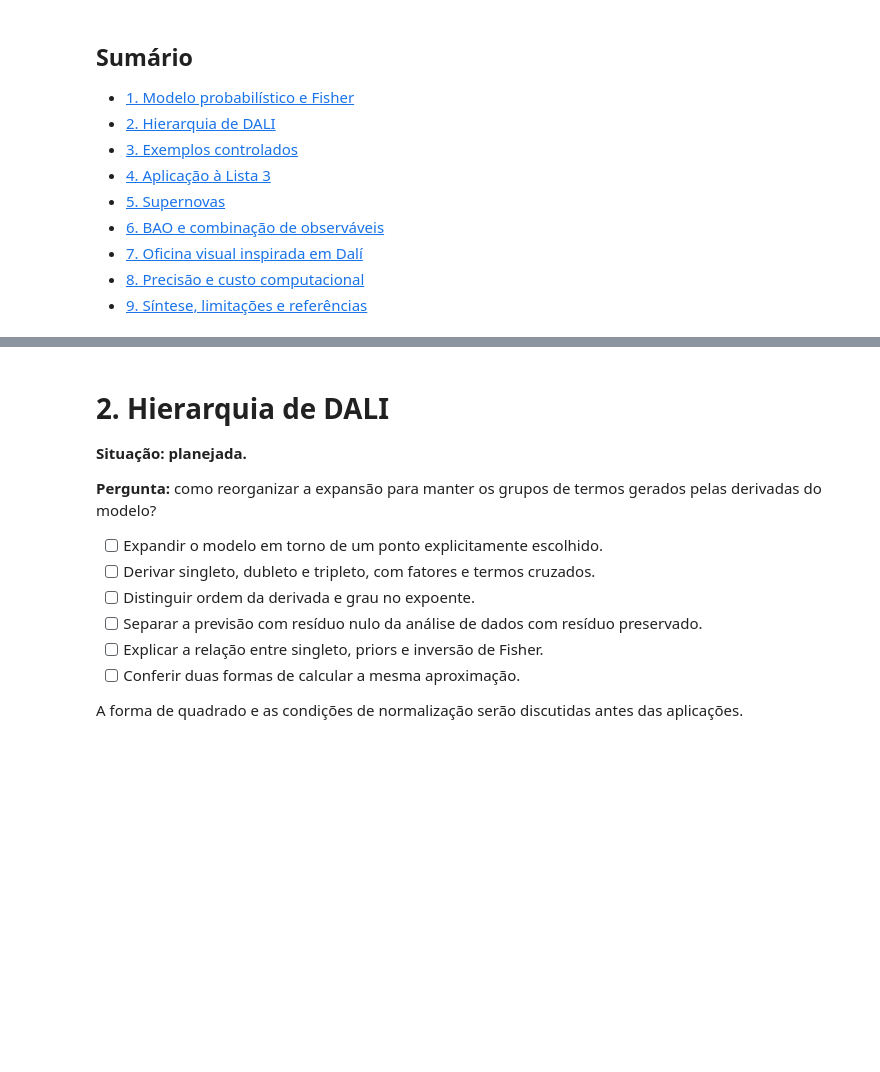
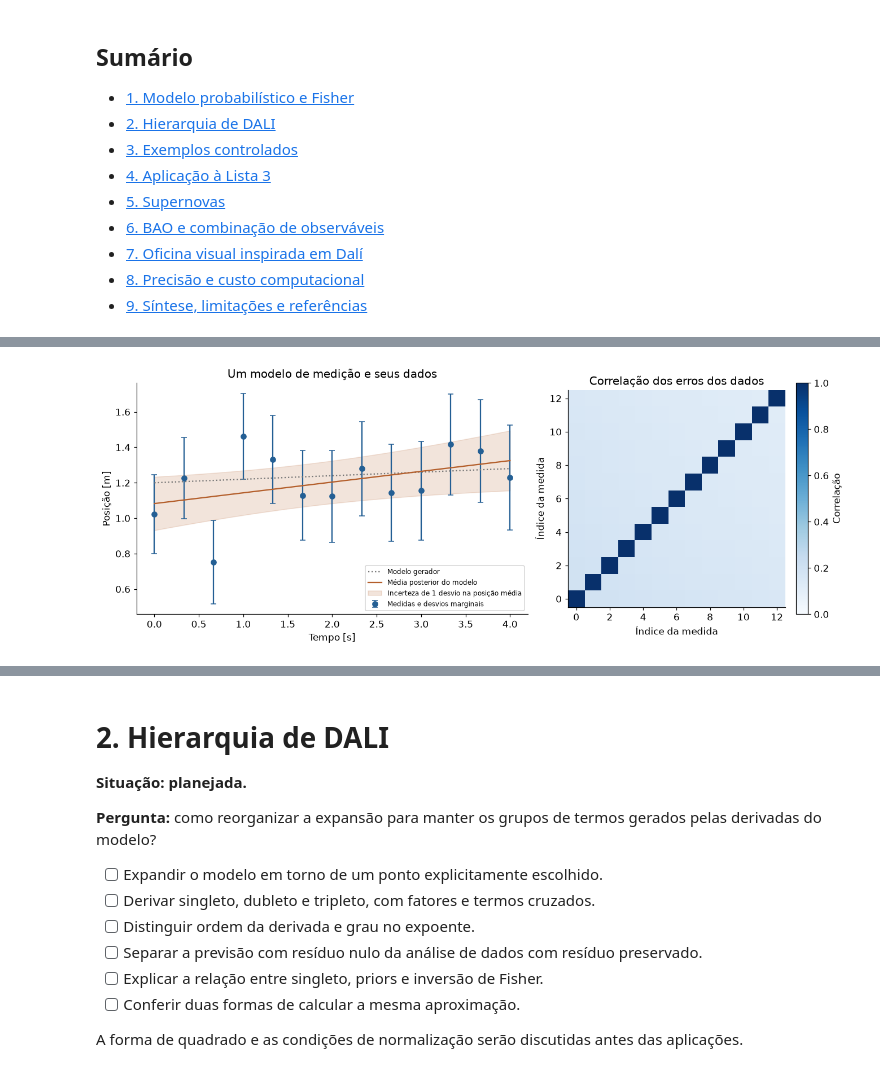
Before and after one commit to IgorStellet/Analise_Bayesiana, a Jupyter notebook: projeto/projeto_dali.ipynb, the cells around one changed output, grey strips where cells are left out. Cells and saved outputs as stored; diff of their text form; code cells hidden in the pictures; blank space fills up the shorter version.

```diff
--- a/projeto/projeto_dali.ipynb
+++ b/projeto/projeto_dali.ipynb
@@ -85,0 +326,21 @@ Vamos construir um modelo de medição e definir $d$, $\theta$, $\mu(\theta)$, $
+# %%
+m0 = np.array([0.0, 0.0])
+S0 = np.diag([10.0**2, 3.0**2])
+ajuste = dali.linear_gaussian_posterior(X, dados, C_dados, m0, S0)
+F = ajuste.fisher
+Q = ajuste.precision
+m = ajuste.mean
+Sigma = ajuste.covariance
+Sigma_L = np.linalg.solve(F, np.eye(2))
+
+mostrar_tabela("02_parametros_lineares", pd.DataFrame({
+    "Parâmetro": ["a [m]", "v [m/s]"],
+    "Gerador (conhecido só na simulação)": theta_gerador,
+    "Máxima likelihood": ajuste.mle,
+    "Média/MAP posterior": m,
+    "Desvio marginal posterior": np.sqrt(np.diag(Sigma)),
+}))
+display(Markdown("**Informação da likelihood $F$, precisão posterior $Q$ e covariância $\\Sigma$:**"))
+for nome, matriz in [("F", F), ("Q", Q), ("Sigma", Sigma)]:
+    display(Markdown(f"**{nome}**"))
+    display(pd.DataFrame(matriz, index=["a", "v"], columns=["a", "v"]))
@@ -85,0 +364,23 @@ Vamos construir um modelo de medição e definir $d$, $\theta$, $\mu(\theta)$, $
+# %%
+t_plot = np.linspace(t.min(), t.max(), 250)
+X_plot = np.column_stack((np.ones(t_plot.size), t_plot))
+mu_plot = X_plot @ m
+sigma_modelo = np.sqrt(np.einsum("ni,ij,nj->n", X_plot, Sigma, X_plot))
+corr_dados = C_dados / np.sqrt(np.outer(np.diag(C_dados), np.diag(C_dados)))
+
+fig, axs = plt.subplots(1, 2, figsize=(12, 4.5), gridspec_kw={"width_ratios": [1.8, 1]},
+                        layout="constrained")
+axs[0].errorbar(t, dados, yerr=np.sqrt(np.diag(C_dados)), fmt="o", color=AZUL,
+                capsize=3, label="Medidas e desvios marginais")
+axs[0].plot(t_plot, X_plot @ theta_gerador, color=CINZA, ls=":", label="Modelo gerador")
+axs[0].plot(t_plot, mu_plot, color=LARANJA, label="Média posterior do modelo")
+axs[0].fill_between(t_plot, mu_plot-sigma_modelo, mu_plot+sigma_modelo,
+                     color=LARANJA, alpha=.17, label="Incerteza de 1 desvio na posição média")
+axs[0].set(xlabel="Tempo [s]", ylabel="Posição [m]", title="Um modelo de medição e seus dados")
+axs[0].legend(fontsize=8)
+im = axs[1].imshow(corr_dados, vmin=0, vmax=1, cmap="Blues", origin="lower")
+axs[1].set(xlabel="Índice da medida", ylabel="Índice da medida", title="Correlação dos erros dos dados")
+fig.colorbar(im, ax=axs[1], label="Correlação")
+mostrar_figura("01_dados_e_covariancia", fig)
+# %% [output]
+[figure, added]
```
Also changed, not shown: parts of 12 cells of this notebook, 6 other files.
